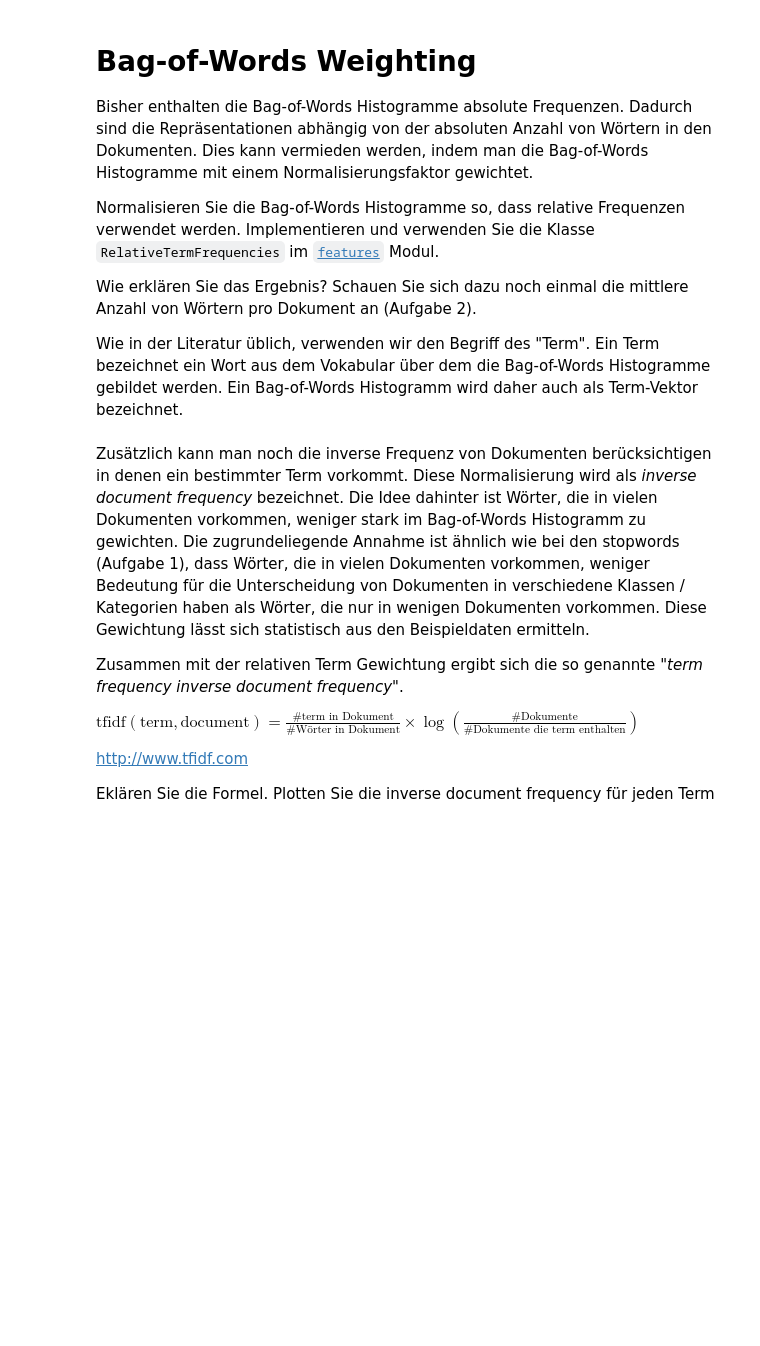
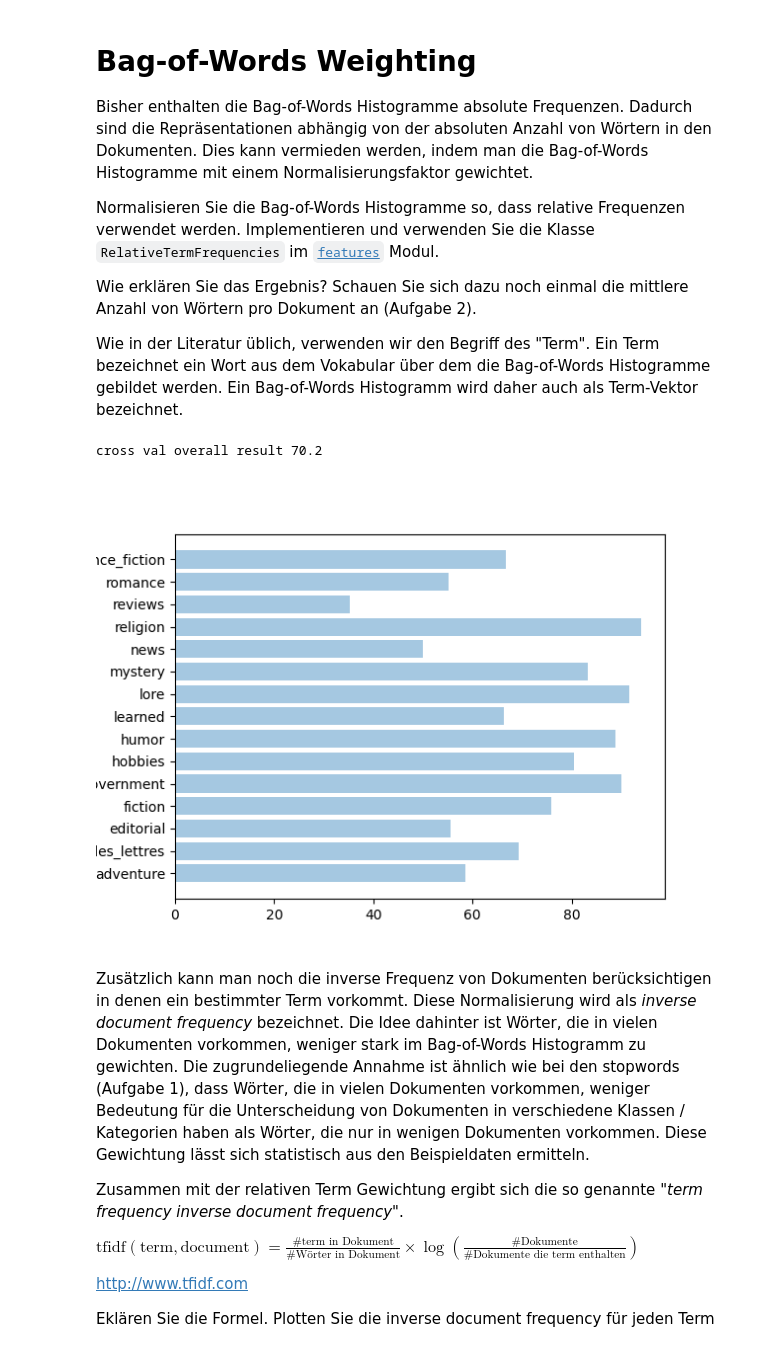
Before and after one commit to magdyamr542/fachprojekt, a Jupyter notebook: aufgabe3/aufgabe03.ipynb, the cells around one changed output. Cells and saved outputs as stored; diff of their text form; code cells hidden in the pictures; blank space fills up the shorter version.

```diff
--- a/aufgabe3/aufgabe03.ipynb
+++ b/aufgabe3/aufgabe03.ipynb
@@ -66,8 +98,12 @@ Wie in der Literatur üblich, verwenden wir den Begriff des "Term". Ein Term bez
 # %%
 from common.features import RelativeTermFrequencies
 
-bow = BagOfWords(vocabulary, term_weighting=RelativeTermFrequencies())
-category_bow_dict = bow.category_bow_dict(category_wordlists_dict)
+bow2 = BagOfWords(vocabulary, term_weighting=RelativeTermFrequencies())
+category_bow_dict2 = bow2.category_bow_dict(category_wordlists_dict)
+processCategoryBowDict(category_bow_dict2)
+# %% [output]
+cross val overall result 70.2
+[figure, added]
 # %% [markdown]
 Zusätzlich kann man noch die inverse Frequenz von Dokumenten berücksichtigen in denen ein bestimmter Term vorkommt. Diese Normalisierung wird als _inverse document frequency_ bezeichnet. Die Idee dahinter ist Wörter, die in vielen Dokumenten vorkommen, weniger stark im Bag-of-Words Histogramm zu gewichten. Die zugrundeliegende Annahme ist ähnlich wie bei den stopwords (Aufgabe 1), dass Wörter, die in vielen Dokumenten vorkommen, weniger Bedeutung für die Unterscheidung von Dokumenten in verschiedene Klassen / Kategorien haben als Wörter, die nur in wenigen Dokumenten vorkommen. Diese Gewichtung lässt sich statistisch aus den Beispieldaten ermitteln.
 
```
Also changed, not shown: parts of 9 cells of this notebook, 4 other files.
